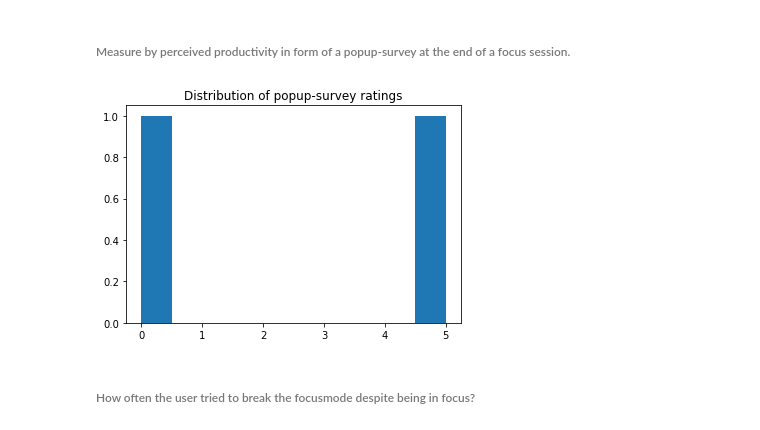
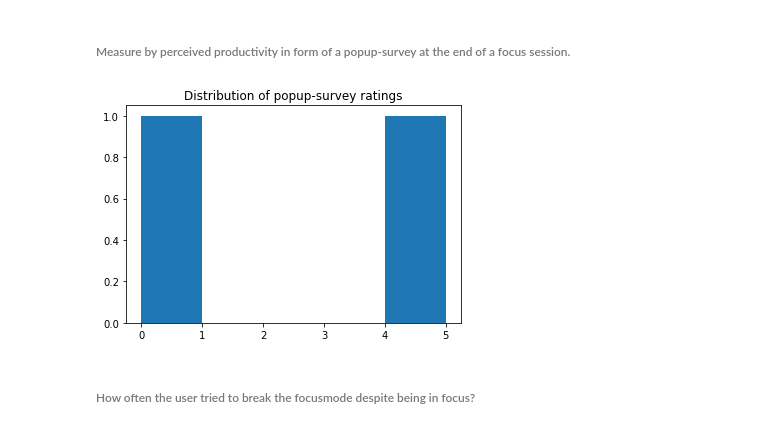
Before and after one commit to bugii/ExMan, a Jupyter notebook: exman_analysis/ExMan Analysis.ipynb, the cells around one changed output. Saved outputs shown, nothing was run; the diff lists cells and outputs as text; code cells hidden in the pictures.

```diff
--- a/exman_analysis/ExMan Analysis.ipynb
+++ b/exman_analysis/ExMan Analysis.ipynb
@@ -20,18 +20,18 @@ Number of used services:  2
 # %%
 ratings = []
 for i in data:
 
     rating = i.get("rating")
     if rating != None:
         ratings.append(rating)
 
 averaged_rating = np.mean(ratings)
 
-plt.hist(ratings)
+plt.hist(ratings, bins = [0,1,2,3,4,5 ], align = "mid")
 plt.title("Distribution of popup-survey ratings")
 plt.show()
 # %% [output]
-[figure, old version]
+[figure, new version]
 # %%
 brokenFocus = []
 for i in data:
```
Also changed, not shown: parts of 1 cell of this notebook, 4 other files.
